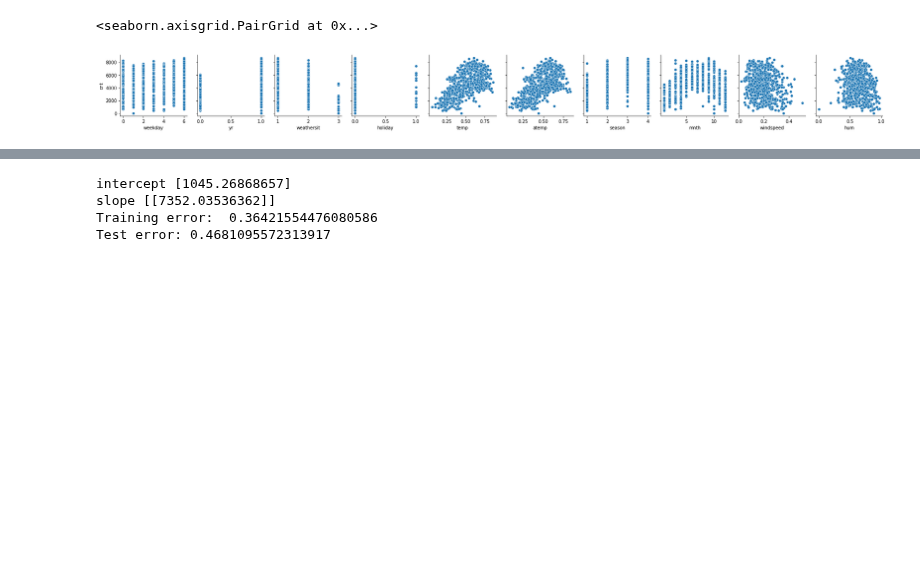
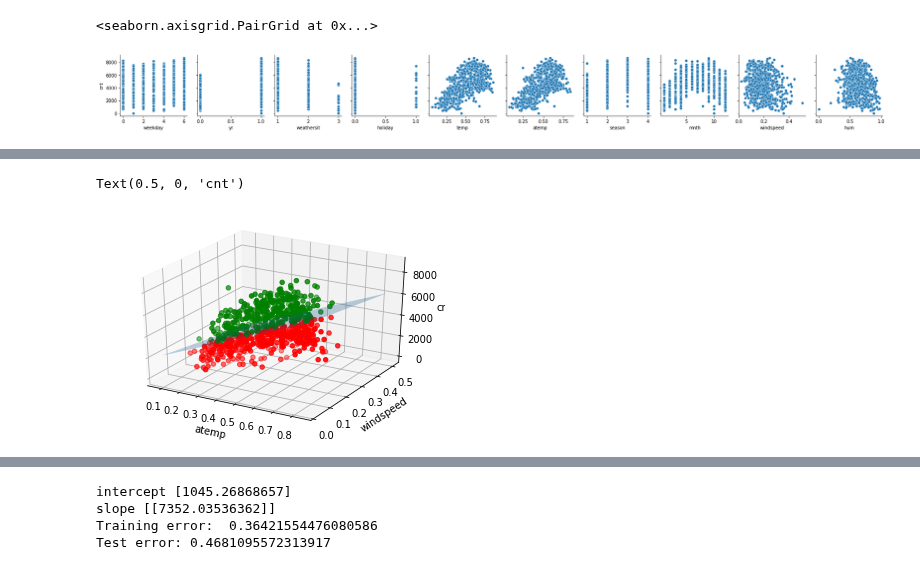
Before and after one commit to MashaKubyshina/Data_Science_Scripts, a Jupyter notebook: Regression_on_"day"_bike_sharing_dataset.ipynb, the cells around one changed output, grey strips where cells are left out. Cells and saved outputs as stored; diff of their text form; code cells hidden in the pictures; blank space fills up the shorter version.

```diff
--- a/Regression_on_"day"_bike_sharing_dataset.ipynb
+++ b/Regression_on_"day"_bike_sharing_dataset.ipynb
@@ -168,3 +169,36 @@ Covariance Type:            nonrobust
 
 Warnings:
 [1] Standard Errors assume that the covariance matrix of the errors is correctly specified.
+# %%
+# plotting in 3D atemp, windspeed, cnt
+
+from mpl_toolkits.mplot3d import Axes3D
+
+df.head()
+
+lm = smf.ols(formula='cnt ~ atemp + windspeed', data=df).fit()
+
+lm.params
+
+def f(x, y):
+    return lm.params.Intercept + lm.params.atemp * x  + lm.params.windspeed * y
+
+x = df.atemp.sort_values()
+y = df.windspeed.sort_values()
+
+X, Y = np.meshgrid(x, y)
+Z = f(X, Y)
+
+fig = plt.figure()
+ax = plt.axes(projection='3d')
+ax.plot_surface(X, Y, Z, alpha=0.3)
+data_below_serf = df[df['cnt'] < f(df['atemp'], df['windspeed'])]
+data_above_serf = df[df['cnt'] >= f(df['atemp'], df['windspeed'])]
+ax.scatter(data_below_serf.atemp, data_below_serf.windspeed, data_below_serf.cnt, c='r', marker='o')
+ax.scatter(data_above_serf.atemp, data_above_serf.windspeed, data_above_serf.cnt, c='g', marker='o')
+ax.set_xlabel('atemp')
+ax.set_ylabel('windspeed')
+ax.set_zlabel('cnt')
+# %% [output]
+Text(0.5, 0, 'cnt')
+[figure, added]
```
Also changed, not shown: parts of 3 cells of this notebook.
